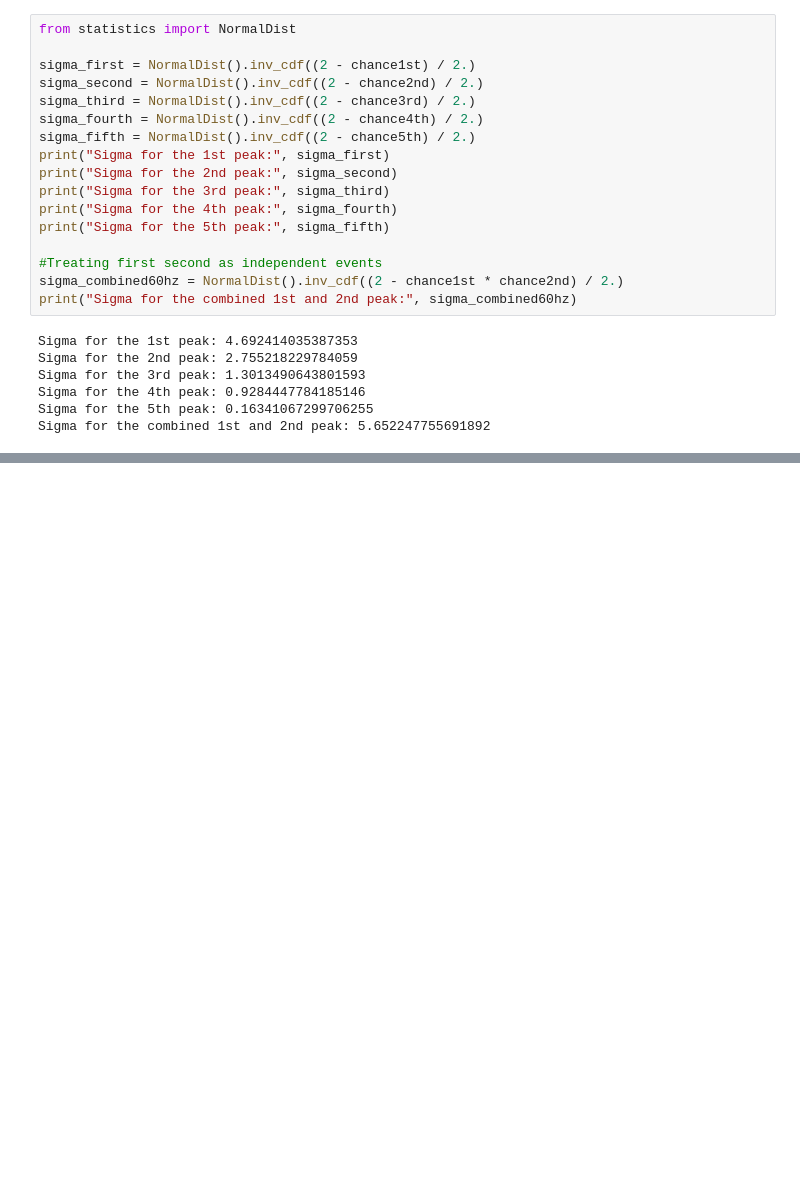
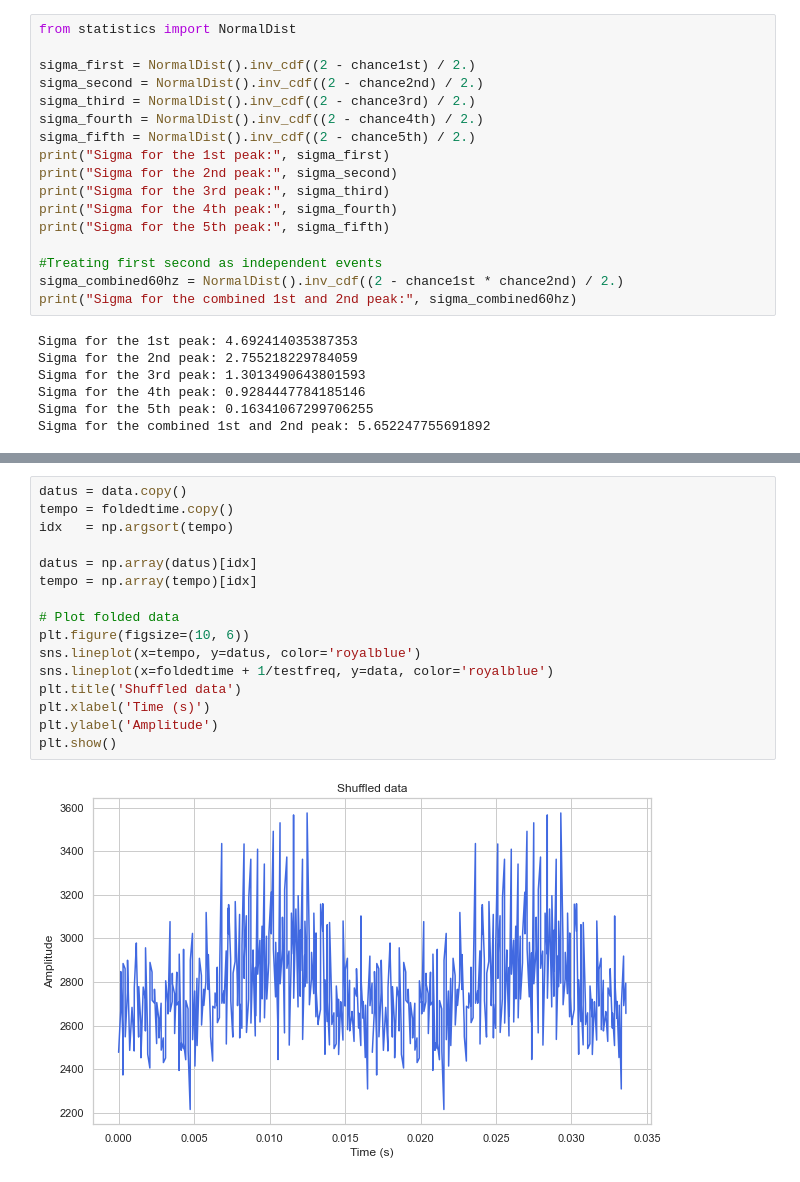
Before and after one commit to Joao-Carlos-S-G-de-A/Pulsar-Fourier-Transform, a Jupyter notebook: Main.ipynb, the cells around one changed output, grey strips where cells are left out. Cells and saved outputs as stored; diff of their text form; blank space fills up the shorter version.

```diff
--- a/Main.ipynb
+++ b/Main.ipynb
@@ -282,0 +263,18 @@ plt.show()
+# %%
+datus = data.copy()
+tempo = foldedtime.copy()
+idx   = np.argsort(tempo)
+
+datus = np.array(datus)[idx]
+tempo = np.array(tempo)[idx]
+
+# Plot folded data
+plt.figure(figsize=(10, 6))
+sns.lineplot(x=tempo, y=datus, color='royalblue')
+sns.lineplot(x=foldedtime + 1/testfreq, y=data, color='royalblue')
+plt.title('Shuffled data')
+plt.xlabel('Time (s)')
+plt.ylabel('Amplitude')
+plt.show()
+# %% [output]
+[figure, added]
```
Also changed, not shown: parts of 15 cells of this notebook, 2 other files.
